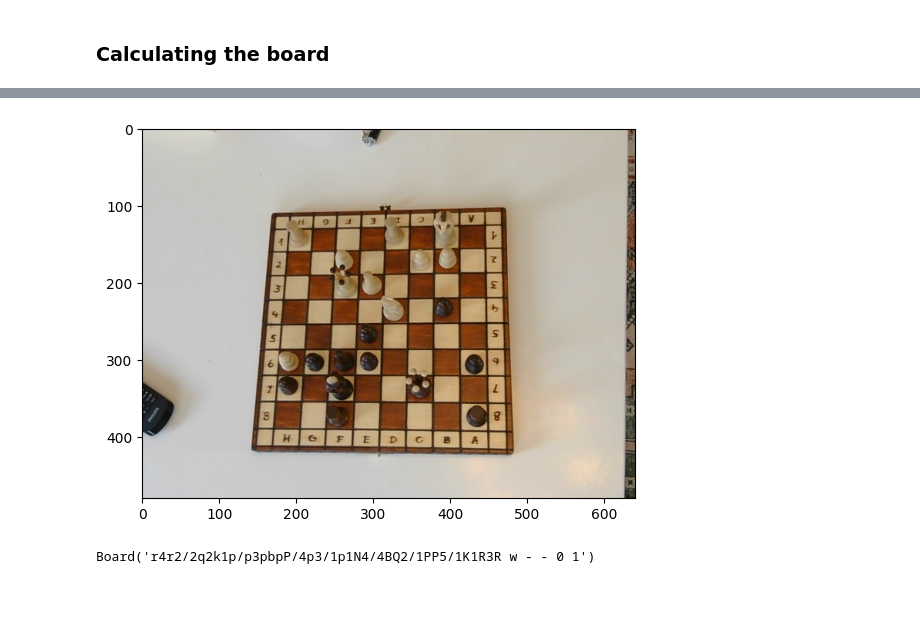
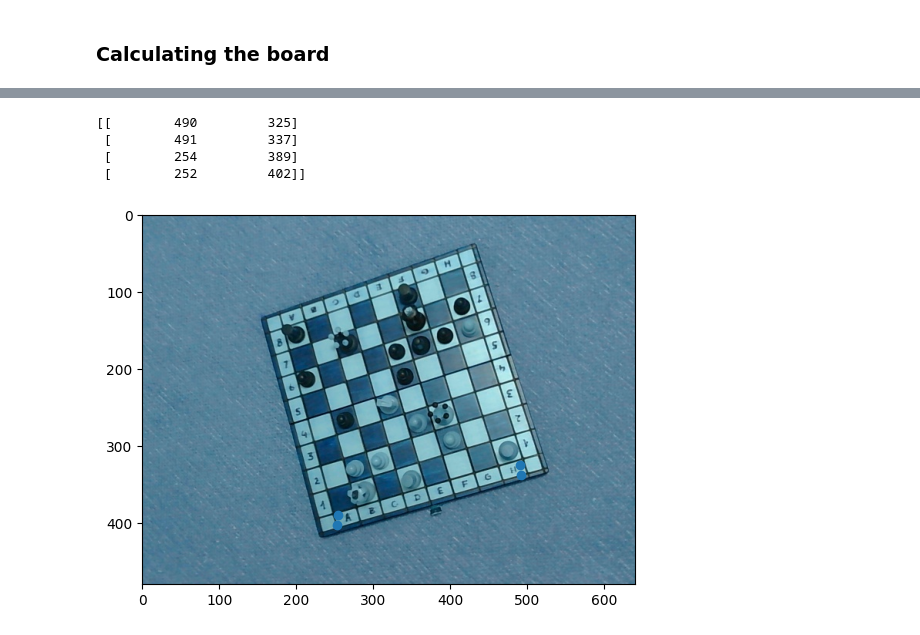
Before and after one commit to petteri9292/Chess, a Jupyter notebook: code/Board_position.ipynb, the cells around one changed output, grey strips where cells are left out. Saved outputs shown, nothing was run; the diff lists cells and outputs as text; code cells hidden in the pictures; blank space fills up the shorter version.

```diff
--- a/code/Board_position.ipynb
+++ b/code/Board_position.ipynb
@@ -424,10 +112,57 @@ board = chess.Board(fen)
-# %%
-
-image = cv2.imread(test_image_path)
-image = cv2.cvtColor(image, cv2.COLOR_BGR2RGB)
-plt.imshow(image)
-plt.show()
-board
-# %% [output]
-[figure, removed]
-Board('r4r2/2q2k1p/p3pbpP/4p3/1p1N4/4BQ2/1PP5/1K1R3R w - - 0 1')
+# %%
+
+
+
+image = cv2.imread(test_image_path)
+zeros_img = np.zeros_like(image[:,:,0],dtype=np.uint8)
+
+
+detection_dict = result[0].names
+board_label = [k for k, v in detection_dict.items() if v == "Board"][0]
+white_label = [k for k, v in detection_dict.items() if v == "White_start"][0]
+objects_detected = result[0].boxes.cls
+idx_board = (objects_detected == board_label).nonzero(as_tuple=True)[0][0].item()
+idx_white = (objects_detected == white_label).nonzero(as_tuple=True)[0][0].item()
+
+#This section finds the corners of the board, based on the board mask.
+board_mask = result[0].masks.xy[idx_board].astype(np.int32) #extract mask
+
+image = cv2.imread(test_image_path)
+zeros_img = np.zeros_like(image[:,:,0],dtype=np.uint8)
+
+
+mask_boundary = cv2.polylines(zeros_img,     #Create a boundary of the mask
+    [board_mask],
+    isClosed=True,
+    color=255,
+    thickness=1
+)
+
+corners_1 = harris_corners(mask_boundary)
+
+
+
+
+detection_dict = result[0].names
+white_label = [k for k, v in detection_dict.items() if v == "White_start"][0]
+objects_detected = result[0].boxes.cls
+idx_white = (objects_detected == white_label).nonzero(as_tuple=True)[0][0].item()
+board_mask = result[0].masks.xy[idx_white].astype(np.int32) #extract mask
+mask_boundary = cv2.polylines(zeros_img,     #Create a boundary of the mask
+    [board_mask],
+    isClosed=True,
+    color=255,
+    thickness=1
+)
+
+corners_2 = harris_corners(mask_boundary,minDistance=12)
+plt.imshow(image)
+print(corners)
+plt.scatter(corners[:,0],corners[:,1])
+plt.show()
+# %% [output]
+[[        490         325]
+ [        491         337]
+ [        254         389]
+ [        252         402]]
+[figure, added]
```
Also changed, not shown: parts of 18 cells of this notebook, 3 other files.
